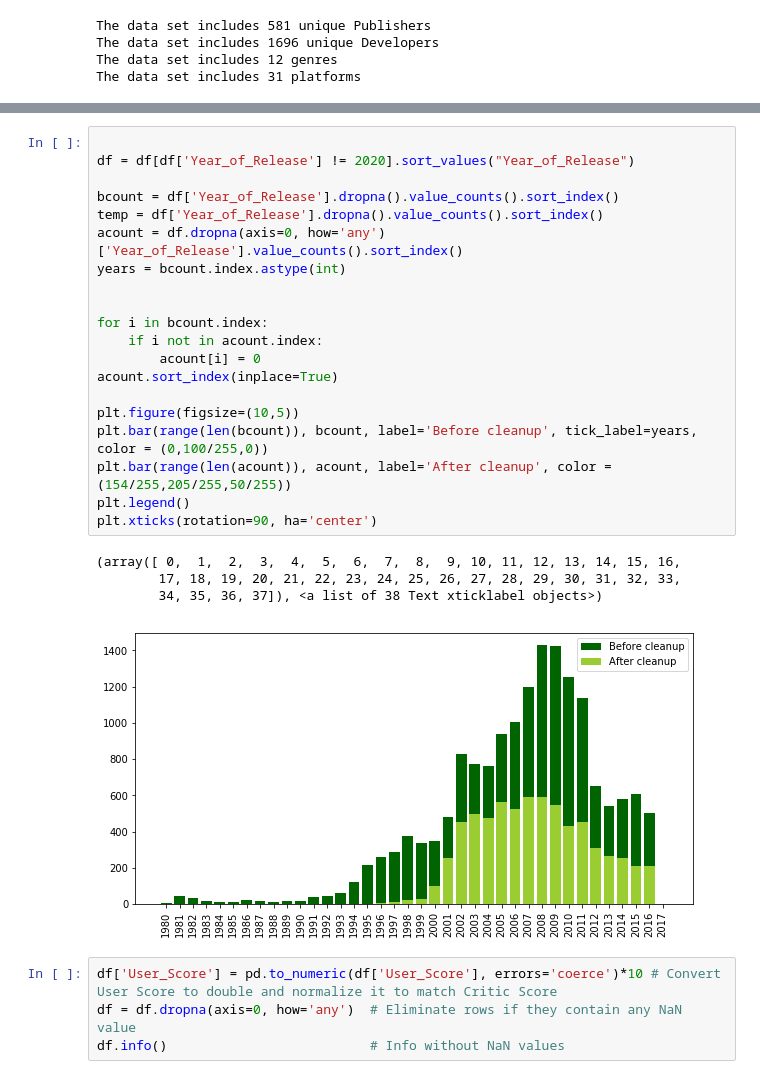
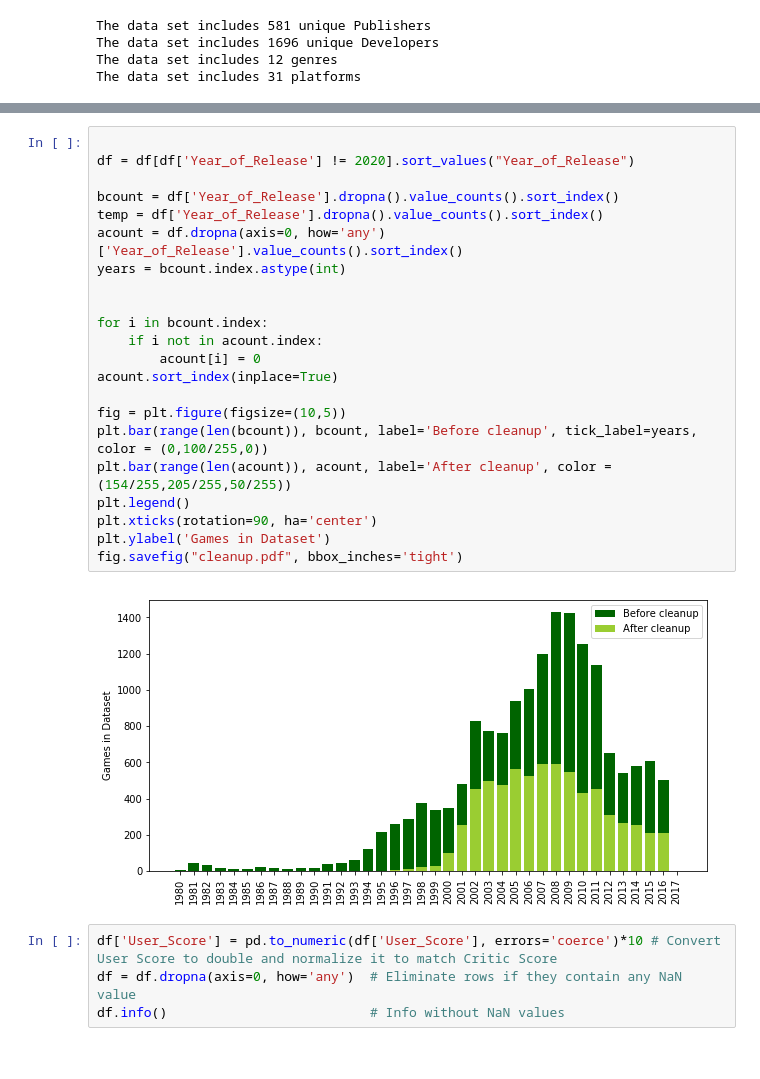
Before and after one commit to PedroLFerreira/Videogame-Data-Mining, a Jupyter notebook: videogames.ipynb, the cells around one changed output, grey strips where cells are left out. Drawn from its saved outputs; the diff is of its cells as text.

Commit message:
cleanup output added

```diff
--- a/videogames.ipynb
+++ b/videogames.ipynb
@@ -51,28 +51,27 @@ memory usage: 2.0+ MB
 # %%
 
 df = df[df['Year_of_Release'] != 2020].sort_values("Year_of_Release")
 
 bcount = df['Year_of_Release'].dropna().value_counts().sort_index()
 temp = df['Year_of_Release'].dropna().value_counts().sort_index()
 acount = df.dropna(axis=0, how='any')['Year_of_Release'].value_counts().sort_index()
 years = bcount.index.astype(int)
 
 
 for i in bcount.index:
     if i not in acount.index:
         acount[i] = 0
 acount.sort_index(inplace=True)
 
-plt.figure(figsize=(10,5))
+fig = plt.figure(figsize=(10,5))
 plt.bar(range(len(bcount)), bcount, label='Before cleanup', tick_label=years, color = (0,100/255,0))
 plt.bar(range(len(acount)), acount, label='After cleanup', color = 	(154/255,205/255,50/255))
 plt.legend()
 plt.xticks(rotation=90, ha='center')
+plt.ylabel('Games in Dataset')
+fig.savefig("cleanup.pdf", bbox_inches='tight')
 # %% [output]
-(array([ 0,  1,  2,  3,  4,  5,  6,  7,  8,  9, 10, 11, 12, 13, 14, 15, 16,
-        17, 18, 19, 20, 21, 22, 23, 24, 25, 26, 27, 28, 29, 30, 31, 32, 33,
-        34, 35, 36, 37]), <a list of 38 Text xticklabel objects>)
-[figure, old version]
+[figure, new version]
 # %%
 df['User_Score'] = pd.to_numeric(df['User_Score'], errors='coerce')*10 # Convert User Score to double and normalize it to match Critic Score
 df = df.dropna(axis=0, how='any')  # Eliminate rows if they contain any NaN value
```
Also changed, not shown: 3 other files.
